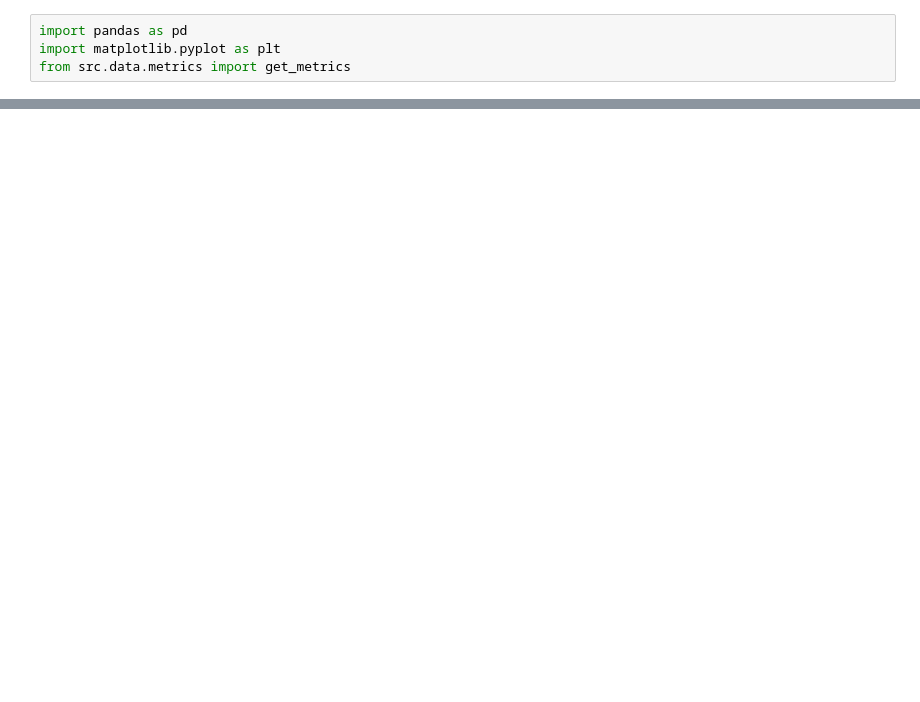
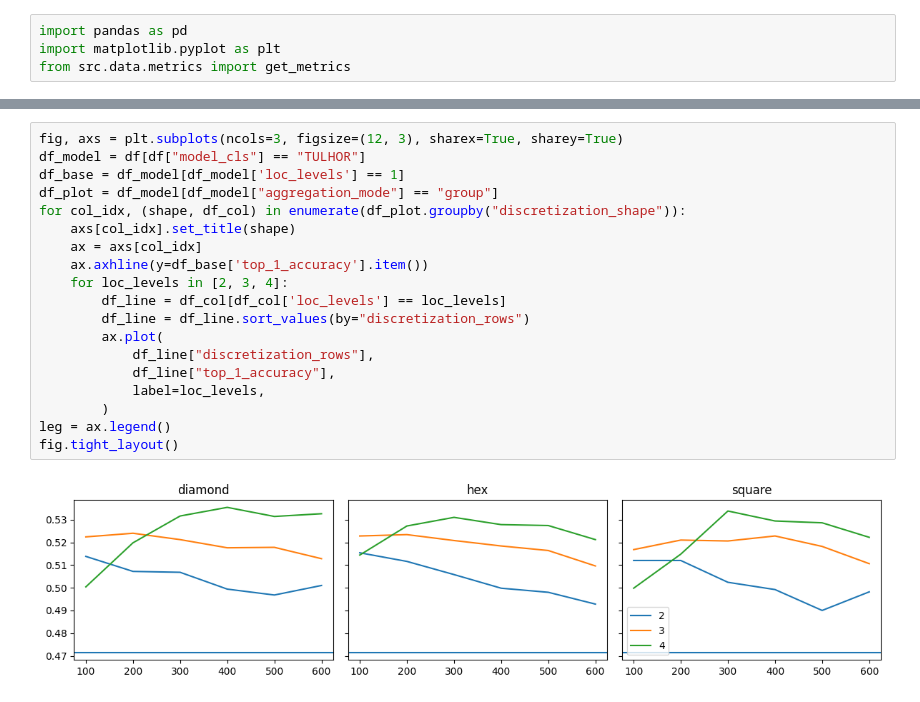
Before and after one commit to lucasczz/MiLES, a Jupyter notebook: notebooks/discretization.ipynb, the cells around one changed output, grey strips where cells are left out. Drawn from its saved outputs; the diff is of its cells as text; blank space fills up the shorter version.

```diff
--- a/notebooks/discretization.ipynb
+++ b/notebooks/discretization.ipynb
@@ -64,0 +114,21 @@ fig.tight_layout()
+# %%
+fig, axs = plt.subplots(ncols=3, figsize=(12, 3), sharex=True, sharey=True)
+df_model = df[df["model_cls"] == "TULHOR"]
+df_base = df_model[df_model['loc_levels'] == 1]
+df_plot = df_model[df_model["aggregation_mode"] == "group"]
+for col_idx, (shape, df_col) in enumerate(df_plot.groupby("discretization_shape")):
+    axs[col_idx].set_title(shape)
+    ax = axs[col_idx]
+    ax.axhline(y=df_base['top_1_accuracy'].item())
+    for loc_levels in [2, 3, 4]:
+        df_line = df_col[df_col['loc_levels'] == loc_levels]
+        df_line = df_line.sort_values(by="discretization_rows")
+        ax.plot(
+            df_line["discretization_rows"],
+            df_line["top_1_accuracy"],
+            label=loc_levels,
+        )
+leg = ax.legend()
+fig.tight_layout()
+# %% [output]
+[figure, added]
```
Also changed, not shown: parts of 8 cells of this notebook, 3 other files.
